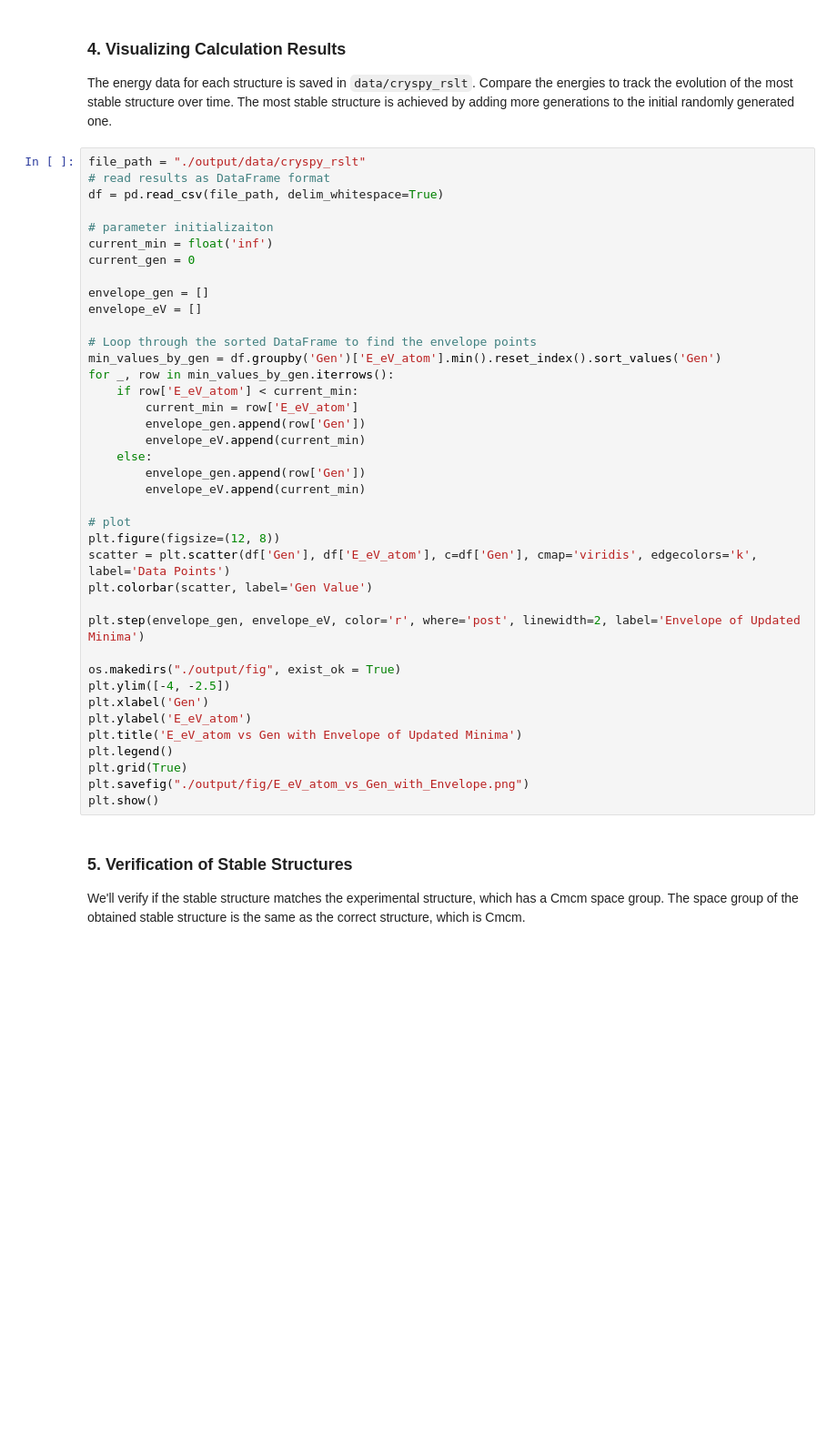
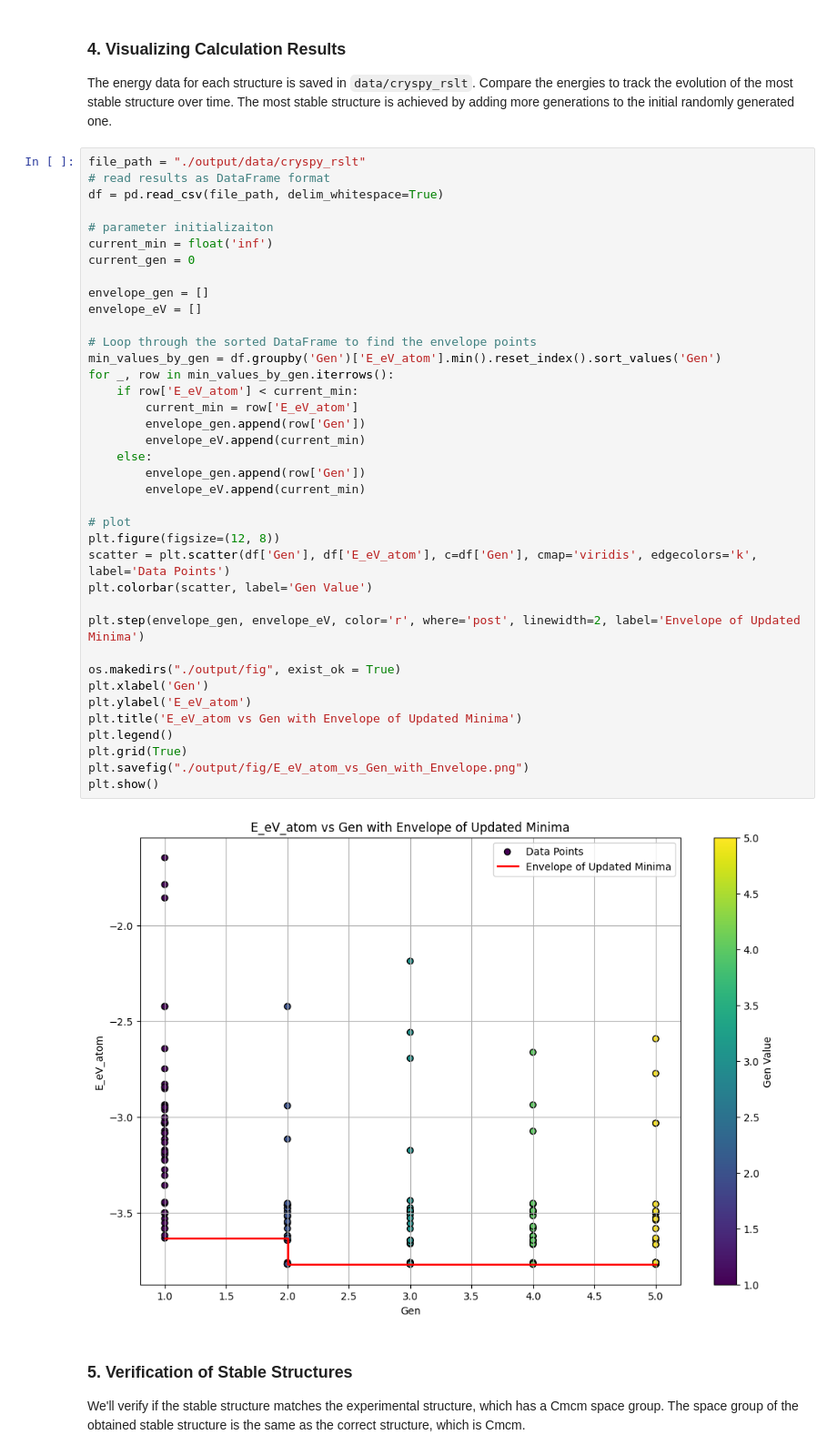
Before and after one commit to matlantis-pfcc/matlantis-contrib, a Jupyter notebook: matlantis_contrib_examples/cryspy_ase_ea/cryspy_starter_ase_en.ipynb, the cells around one changed output. Shown at 91% size. Drawn from its saved outputs; the diff is of its cells as text; blank space fills up the shorter version.

```diff
--- a/matlantis_contrib_examples/cryspy_ase_ea/cryspy_starter_ase_en.ipynb
+++ b/matlantis_contrib_examples/cryspy_ase_ea/cryspy_starter_ase_en.ipynb
@@ -219,34 +227,35 @@ current_gen = 0
 
 envelope_gen = []
 envelope_eV = []
 
 # Loop through the sorted DataFrame to find the envelope points
 min_values_by_gen = df.groupby('Gen')['E_eV_atom'].min().reset_index().sort_values('Gen')
 for _, row in min_values_by_gen.iterrows():
     if row['E_eV_atom'] < current_min:
         current_min = row['E_eV_atom']
         envelope_gen.append(row['Gen'])
         envelope_eV.append(current_min)
     else:
         envelope_gen.append(row['Gen'])
         envelope_eV.append(current_min)
 
 # plot
 plt.figure(figsize=(12, 8))
 scatter = plt.scatter(df['Gen'], df['E_eV_atom'], c=df['Gen'], cmap='viridis', edgecolors='k', label='Data Points')
 plt.colorbar(scatter, label='Gen Value')
 
 plt.step(envelope_gen, envelope_eV, color='r', where='post', linewidth=2, label='Envelope of Updated Minima')
 
 os.makedirs("./output/fig", exist_ok = True)
-plt.ylim([-4, -2.5])
 plt.xlabel('Gen')
 plt.ylabel('E_eV_atom')
 plt.title('E_eV_atom vs Gen with Envelope of Updated Minima')
 plt.legend()
 plt.grid(True)
 plt.savefig("./output/fig/E_eV_atom_vs_Gen_with_Envelope.png")
 plt.show()
+# %% [output]
+[figure, added]
 # %% [markdown]
 ### 5. Verification of Stable Structures
 
```
Also changed, not shown: parts of 7 cells of this notebook, 8 other files.
